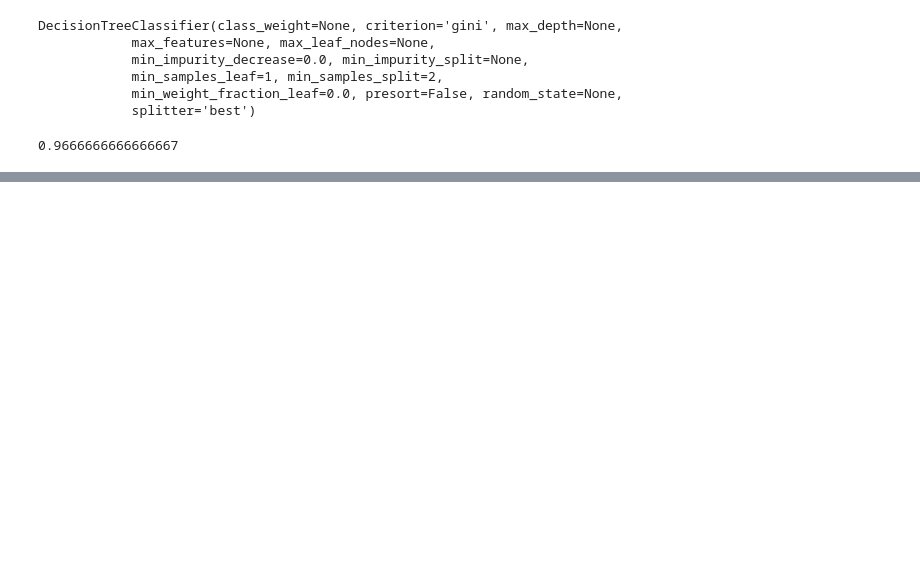
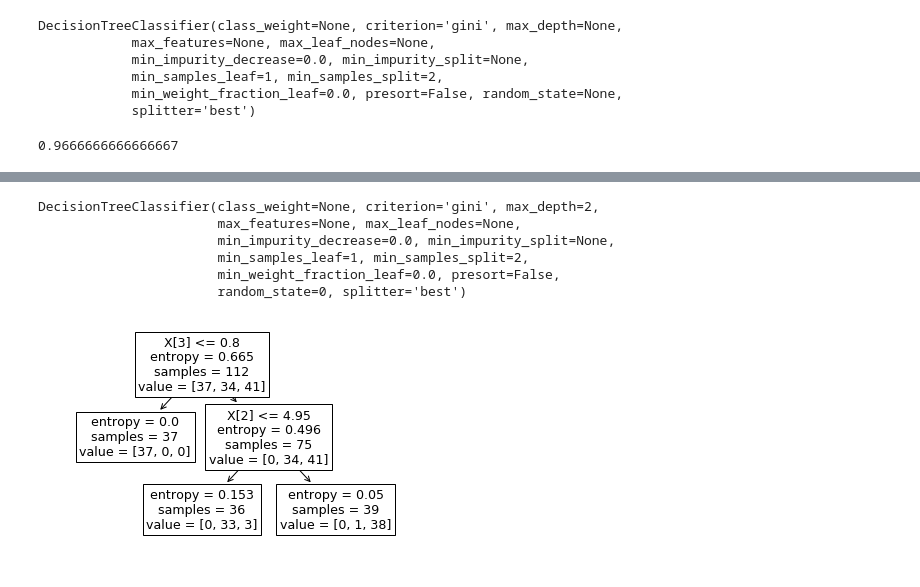
Before and after one commit to shiqi0404/lihang-code, a Jupyter notebook: 第05章 决策树/5.DecisonTree.ipynb, the cells around one changed output, grey strips where cells are left out. Cells and saved outputs as stored; diff of their text form; code cells hidden in the pictures; blank space fills up the shorter version.

```diff
--- a/第05章 决策树/5.DecisonTree.ipynb
+++ b/第05章 决策树/5.DecisonTree.ipynb
@@ -399,0 +441,7 @@ graphviz.Source(dot_graph)
+# %%
+import pandas as pd
+from sklearn.datasets import load_iris
+data = load_iris()
+df = pd.DataFrame(data.data, columns=data.feature_names)
+df['label'] = data.target   # 需要判别的类别 label
+df
@@ -399,0 +467,25 @@ graphviz.Source(dot_graph)
+# %%
+X_train, X_test, Y_train, Y_test = train_test_split(df[data.feature_names], df['label'], random_state=0)
+# %%
+# Step 1: Import the model you want to use
+# This was already imported earlier in the notebook so commenting out
+#from sklearn.tree import DecisionTreeClassifier
+# Step 2: Make an instance of the Model
+clf = DecisionTreeClassifier(max_depth = 2,
+                             random_state = 0)
+# Step 3: Train the model on the data
+clf.fit(X_train, Y_train)
+# Step 4: Predict labels of unseen (test) data
+# Not doing this step in the tutorial
+# clf.predict(X_test)
+# %% [output]
+DecisionTreeClassifier(class_weight=None, criterion='gini', max_depth=2,
+                       max_features=None, max_leaf_nodes=None,
+                       min_impurity_decrease=0.0, min_impurity_split=None,
+                       min_samples_leaf=1, min_samples_split=2,
+                       min_weight_fraction_leaf=0.0, presort=False,
+                       random_state=0, splitter='best')
+# %%
+tree.plot_tree(clf);
+# %% [output]
+[figure, added]
```
Also changed, not shown: parts of 11 cells of this notebook, 1 other file.
